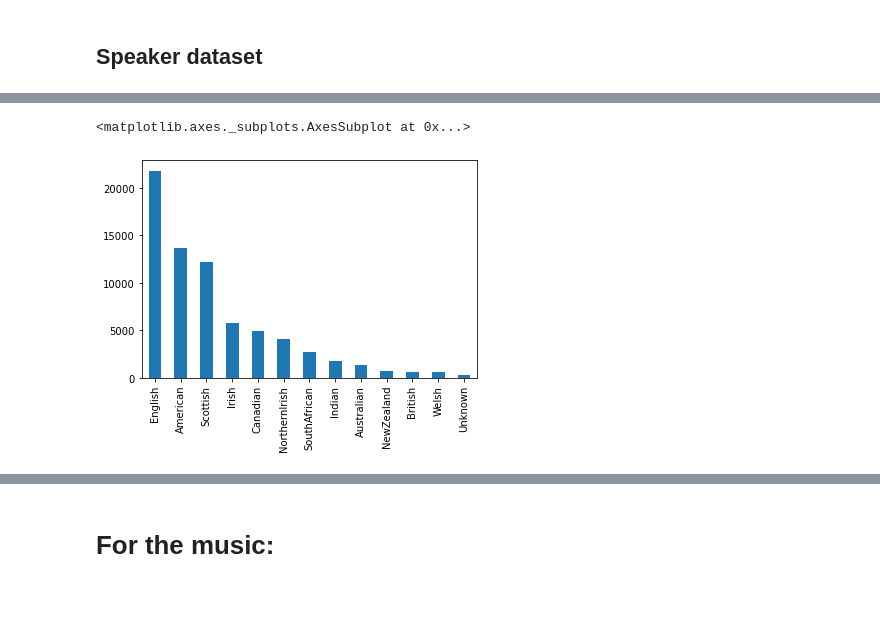
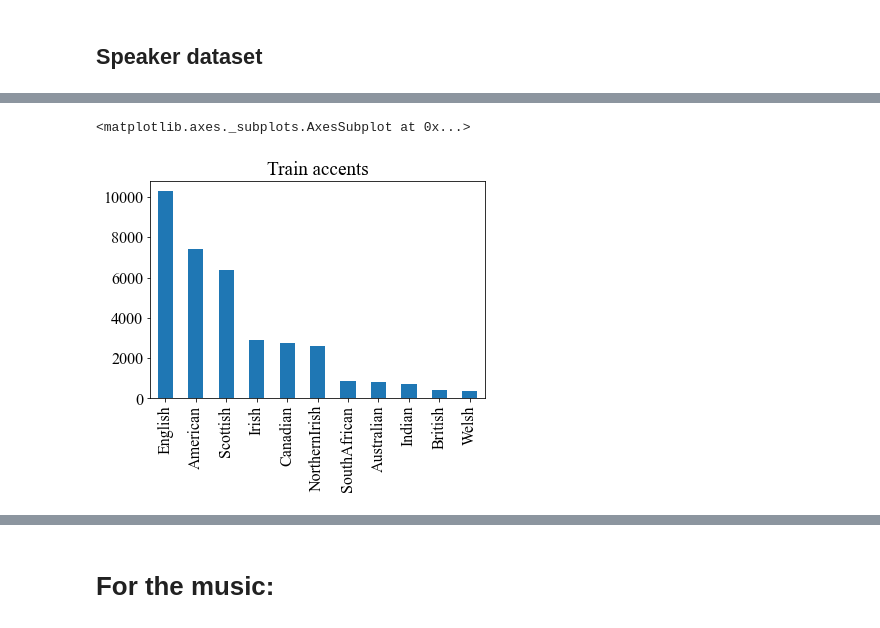
Before and after one commit to nschmidtg/Podcastmix, a Jupyter notebook: PodcastMix_audio_features.ipynb, the cells around one changed output, grey strips where cells are left out. Cells and saved outputs as stored; diff of their text form; code cells hidden in the pictures; blank space fills up the shorter version.

```diff
--- a/PodcastMix_audio_features.ipynb
+++ b/PodcastMix_audio_features.ipynb
@@ -33,12 +33,14 @@ Successfully installed torch-1.4.0 torchaudio-0.4.0
 # %%
 import pandas as pd
 import matplotlib.pyplot as plt
+plt.rcParams["font.family"] = "Times New Roman"
+plt.rcParams["font.size"] = 16
 # %%
-train_data = pd.read_csv('podcastmix/metadata/train/speech.csv')
+train_data = pd.read_csv('podcastmix/podcastmix-synth/metadata/train/speech.csv')
 train_data['subset'] = 'train'
-val_data = pd.read_csv('podcastmix/metadata/val/speech.csv')
+val_data = pd.read_csv('podcastmix/podcastmix-synth/metadata/val/speech.csv')
 val_data['subset'] = 'val'
-test_data = pd.read_csv('podcastmix/metadata/test/speech.csv')
+test_data = pd.read_csv('podcastmix/podcastmix-synth/metadata/test/speech.csv')
 test_data['subset'] = 'test'
 data = pd.concat([train_data, val_data, test_data], ignore_index = True)
 data.head()
@@ -179,5 +222,5 @@ plt.show()
 # %%
-train_data['speaker_accent'].value_counts().plot(kind='bar')
+train_data['speaker_accent'].value_counts().plot(kind='bar', title='Train accents')
 # %% [output]
 <matplotlib.axes._subplots.AxesSubplot at 0x...>
-[figure, old version]
+[figure, new version]
```
Also changed, not shown: parts of 46 cells of this notebook, 1 other file.
